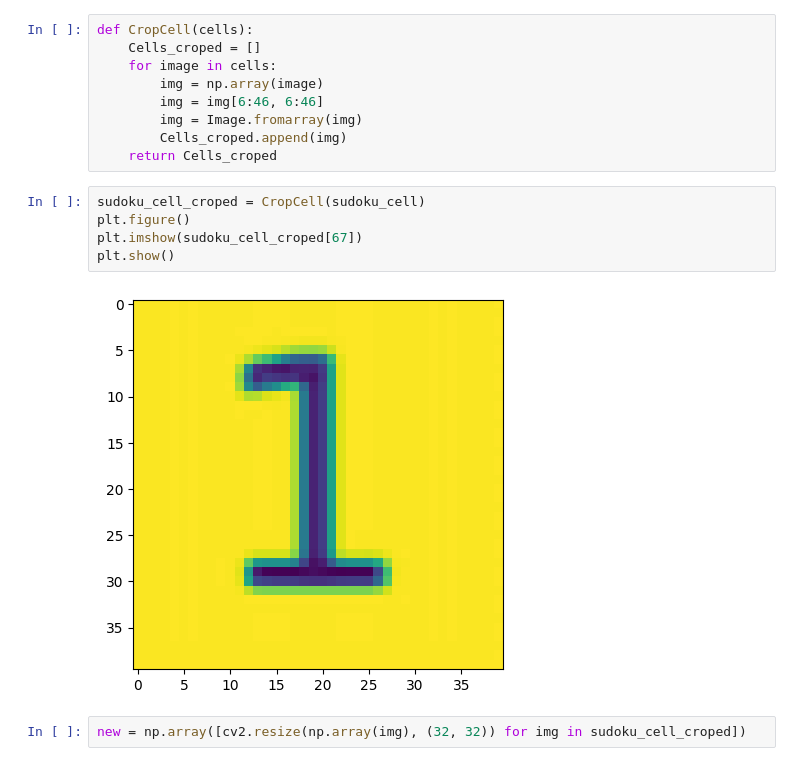
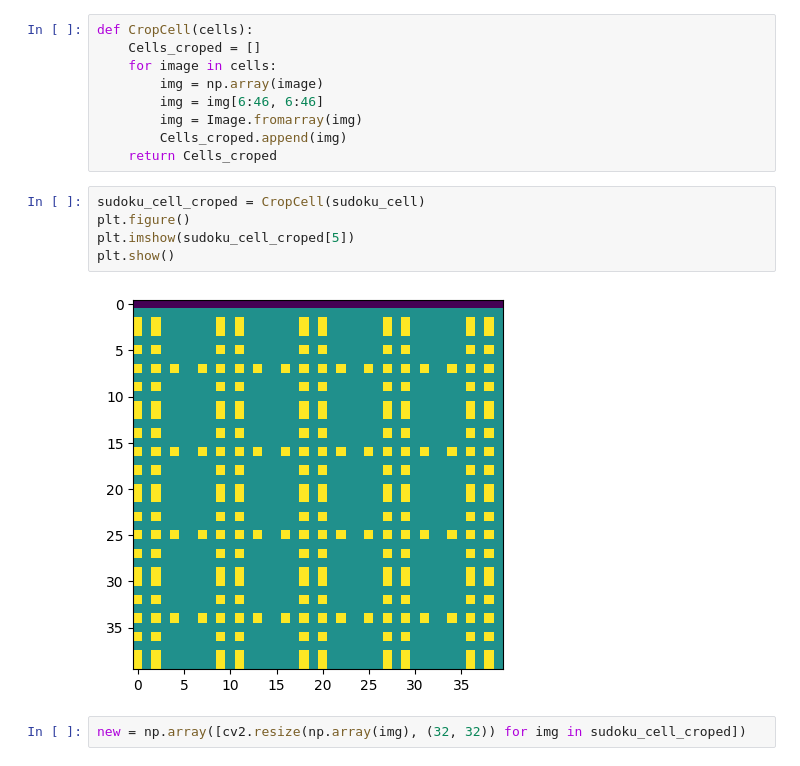
Before and after one commit to Isa1asN/sudoku_solver, a Jupyter notebook: backend/model/train.ipynb, the cells around one changed output. Cells and saved outputs as stored; diff of their text form.

```diff
--- a/backend/model/train.ipynb
+++ b/backend/model/train.ipynb
@@ -275,10 +293,10 @@ def CropCell(cells):
 # %%
 sudoku_cell_croped = CropCell(sudoku_cell)
 plt.figure()
-plt.imshow(sudoku_cell_croped[67])
+plt.imshow(sudoku_cell_croped[5])
 plt.show()
 # %% [output]
-[figure, old version]
+[figure, new version]
 # %%
 new = np.array([cv2.resize(np.array(img), (32, 32)) for img in sudoku_cell_croped])
 # %%
```
Also changed, not shown: parts of 11 cells of this notebook, 1 other file.
